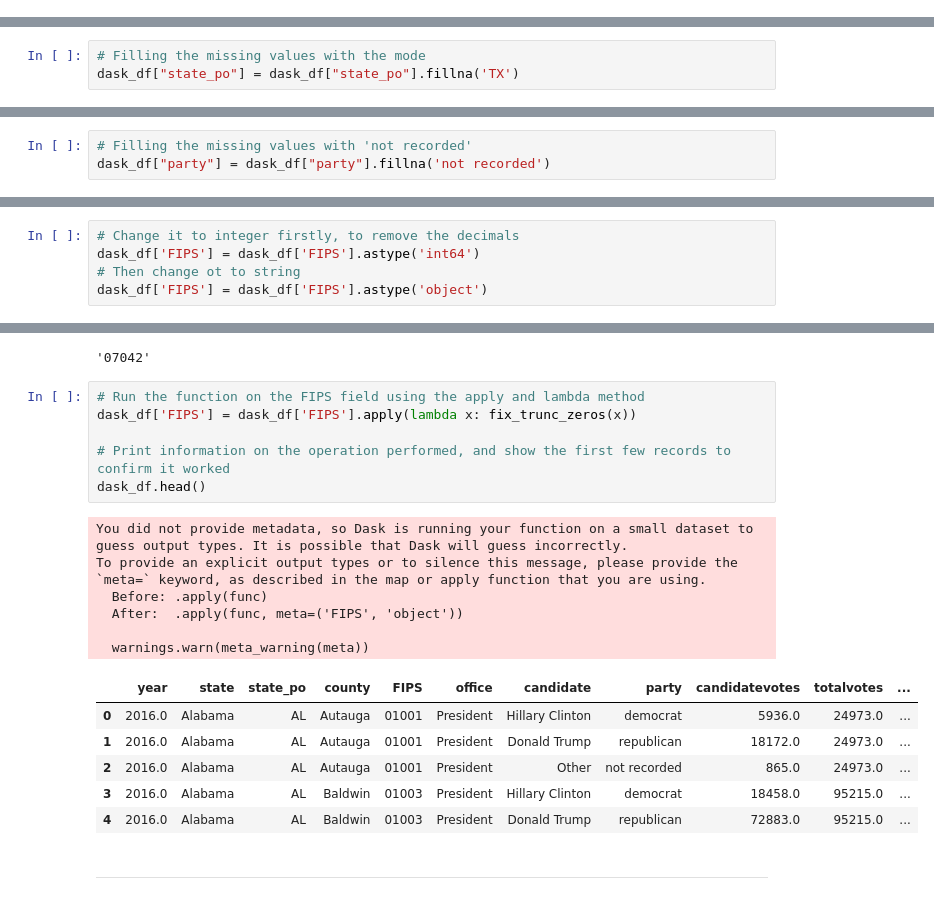
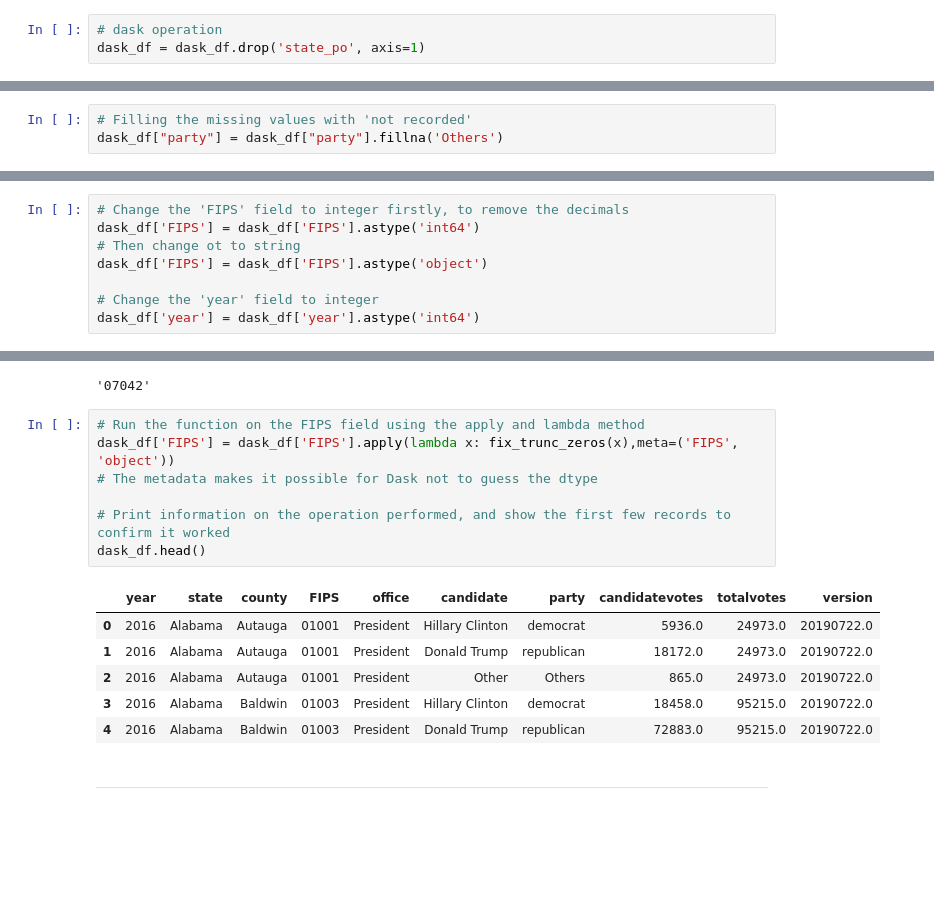
Before and after one commit to codebrain001/Spatial-Data-Engineering-using-Dask-in-ArcGIS-Pro, a Jupyter notebook: Dask.ipynb, the cells around one changed output, grey strips where cells are left out. Drawn from its saved outputs; the diff is of its cells as text; blank space fills up the shorter version.

```diff
--- a/Dask.ipynb
+++ b/Dask.ipynb
@@ -49,0 +82,3 @@ dask_df.head()
+# %%
+# dask operation
+dask_df = dask_df.drop('state_po', axis=1)
@@ -112,4 +140 @@ It can be seen that the most occuring value of the 'state_po' feature is 'TX'
-# %%
-# Filling the missing values with the mode
-dask_df["state_po"] = dask_df["state_po"].fillna('TX')
 # %% [markdown]
@@ -146,7 +170,7 @@ Name: party, dtype: object
 As seen above, this depicts the voting parties in the election. To have an unbiased datasets we will fill the missing values with 'not recorded'
 # %%
 # Filling the missing values with 'not recorded'
-dask_df["party"] = dask_df["party"].fillna('not recorded')
+dask_df["party"] = dask_df["party"].fillna('Others')
 # %%
 dask_df.isnull().sum().compute()
 # %% [output]
@@ -172,7 +197,10 @@ In reviewing your data, you notice that the FIPS field is considered a numeric f
 # %%
-# Change it to integer firstly, to remove the decimals
+# Change the 'FIPS' field to integer firstly, to remove the decimals
 dask_df['FIPS'] = dask_df['FIPS'].astype('int64')
 # Then change ot to string
 dask_df['FIPS'] = dask_df['FIPS'].astype('object')
+
+# Change the 'year' field to integer
+dask_df['year'] = dask_df['year'].astype('int64')
 # %%
 # Check how many records have a FIPS value with four characters
@@ -199,23 +226,18 @@ fix_trunc_zeros(7042)  # You should see an appended zero: "07042"
 '07042'
 # %%
 # Run the function on the FIPS field using the apply and lambda method
-dask_df['FIPS'] = dask_df['FIPS'].apply(lambda x: fix_trunc_zeros(x))
+dask_df['FIPS'] = dask_df['FIPS'].apply(lambda x: fix_trunc_zeros(x),meta=('FIPS', 'object'))
+# The metadata makes it possible for Dask not to guess the dtype
 
 # Print information on the operation performed, and show the first few records to confirm it worked
 dask_df.head()
 # %% [output]
-You did not provide metadata, so Dask is running your function on a small dataset to guess output types. It is possible that Dask will guess incorrectly.
-To provide an explicit output types or to silence this message, please provide the `meta=` keyword, as described in the map or apply function that you are using.
-  Before: .apply(func)
-  After:  .apply(func, meta=('FIPS', 'object'))
-
-  warnings.warn(meta_warning(meta))
-|  | year | state | state_po | county | FIPS | office | candidate | party | candidatevotes | totalvotes | ... |
-| 0 | 2016.0 | Alabama | AL | Autauga | 01001 | President | Hillary Clinton | democrat | 5936.0 | 24973.0 | ... |
-| 1 | 2016.0 | Alabama | AL | Autauga | 01001 | President | Donald Trump | republican | 18172.0 | 24973.0 | ... |
-| 2 | 2016.0 | Alabama | AL | Autauga | 01001 | President | Other | not recorded | 865.0 | 24973.0 | ... |
-| 3 | 2016.0 | Alabama | AL | Baldwin | 01003 | President | Hillary Clinton | democrat | 18458.0 | 95215.0 | ... |
-| 4 | 2016.0 | Alabama | AL | Baldwin | 01003 | President | Donald Trump | republican | 72883.0 | 95215.0 | ... |
+|  | year | state | county | FIPS | office | candidate | party | candidatevotes | totalvotes | version |
+| 0 | 2016 | Alabama | Autauga | 01001 | President | Hillary Clinton | democrat | 5936.0 | 24973.0 | 20190722.0 |
+| 1 | 2016 | Alabama | Autauga | 01001 | President | Donald Trump | republican | 18172.0 | 24973.0 | 20190722.0 |
+| 2 | 2016 | Alabama | Autauga | 01001 | President | Other | Others | 865.0 | 24973.0 | 20190722.0 |
+| 3 | 2016 | Alabama | Baldwin | 01003 | President | Hillary Clinton | democrat | 18458.0 | 95215.0 | 20190722.0 |
+| 4 | 2016 | Alabama | Baldwin | 01003 | President | Donald Trump | republican | 72883.0 | 95215.0 | 20190722.0 |
 # %% [markdown]
 ***
 # %% [markdown]
```
Also changed, not shown: parts of 65 cells of this notebook, 1 other file.
